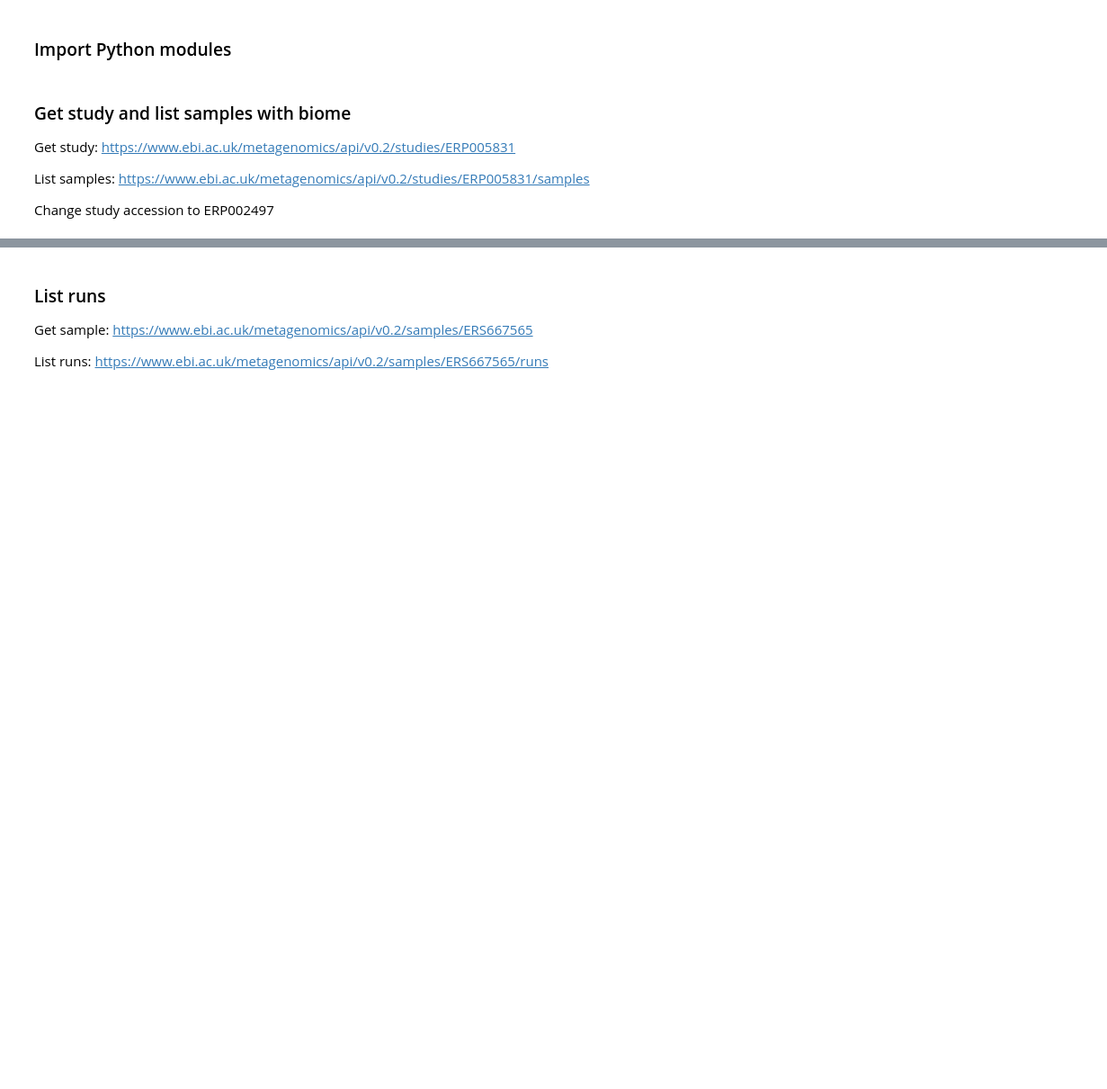
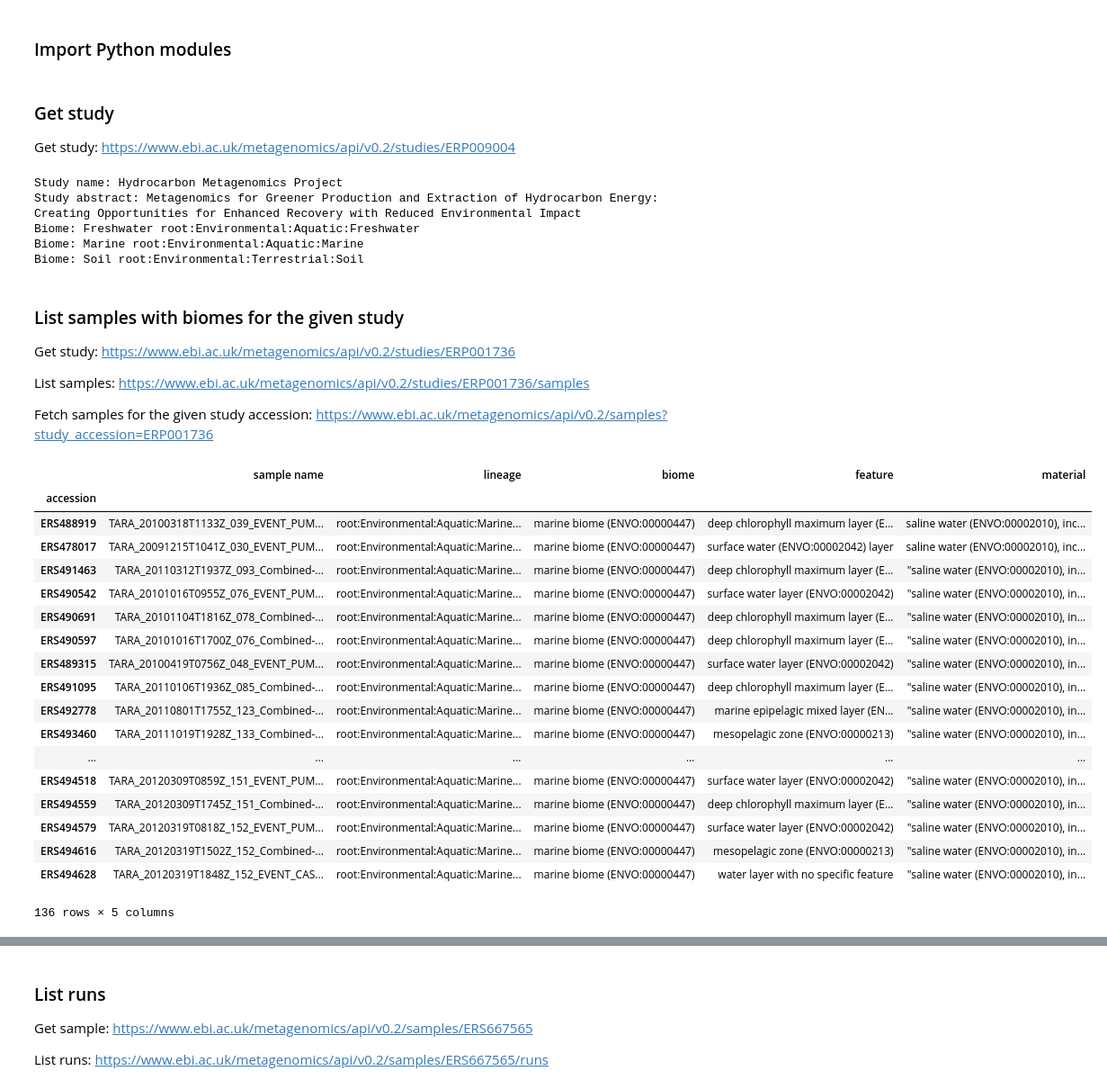
Before and after one commit to EBI-Metagenomics/examples, a Jupyter notebook: emgapi/examples/notebook/examples.ipynb, the cells around one changed output, grey strips where cells are left out. Shown at 90% size. Saved outputs shown, nothing was run; the diff lists cells and outputs as text; code cells hidden in the pictures; blank space fills up the shorter version.

```diff
--- a/emgapi/examples/notebook/examples.ipynb
+++ b/emgapi/examples/notebook/examples.ipynb
@@ -38,22 +38,69 @@ except ImportError:
 from jsonapi_client import Session, Filter
 
 API_BASE = 'https://www.ebi.ac.uk/metagenomics/api/v0.2/'
+# %% [markdown]
+### Get study
+
+Get study: https://www.ebi.ac.uk/metagenomics/api/v0.2/studies/ERP009004
+# %%
+with Session(API_BASE) as s:
+    study = s.get('studies', 'ERP009004').resource
+    print('Study name:', study.study_name)
+    print('Study abstract:', study.study_abstract)
+    for biome in study.biomes:
+        print('Biome:', biome.biome_name, biome.lineage)
+# %% [output]
+Study name: Hydrocarbon Metagenomics Project
+Study abstract: Metagenomics for Greener Production and Extraction of Hydrocarbon Energy:
+Creating Opportunities for Enhanced Recovery with Reduced Environmental Impact
+Biome: Freshwater root:Environmental:Aquatic:Freshwater
+Biome: Marine root:Environmental:Aquatic:Marine
+Biome: Soil root:Environmental:Terrestrial:Soil
 # %% [markdown]
-### Get study and list samples with biome
+### List samples with biomes for the given study
 
-Get study: https://www.ebi.ac.uk/metagenomics/api/v0.2/studies/ERP005831
+Get study: https://www.ebi.ac.uk/metagenomics/api/v0.2/studies/ERP001736
 
-List samples: https://www.ebi.ac.uk/metagenomics/api/v0.2/studies/ERP005831/samples
+List samples: https://www.ebi.ac.uk/metagenomics/api/v0.2/studies/ERP001736/samples
 
-Change study accession to ERP002497
+
+Fetch samples for the given study accession: https://www.ebi.ac.uk/metagenomics/api/v0.2/samples?study_accession=ERP001736
 # %%
-df = DataFrame(columns=('sample name', 'biome', 'lineage'))
+df = DataFrame(columns=('sample name', 'lineage', 'biome', 'feature', 'material'))
 df.index.name = 'accession'
 
 with Session(API_BASE) as s:
-    study = s.get('studies', 'ERP005831').resource
-    for sample in study.samples:
-        biome = sample.biome
-        df.loc[sample.accession] = [sample.sample_name, biome.biome_name, biome.lineage]
-
+    params = {
+        'study_accession': 'ERP001736',
+        'page_size': 100,
+    }
+    f = Filter(urlencode(params))
+    for sample in s.iterate('samples', f):
+        df.loc[sample.accession] = [
+            sample.sample_name,
+            sample.biome.id,
+            sample.environment_biome,
+            sample.environment_feature,
+            sample.environment_material
+        ]
 df
+# %% [output]
+|  | sample name | lineage | biome | feature | material |
+| accession |  |  |  |  |  |
+| ERS488919 | TARA_20100318T1133Z_039_EVENT_PUM... | root:Environmental:Aquatic:Marine... | marine biome (ENVO:00000447) | deep chlorophyll maximum layer (E... | saline water (ENVO:00002010), inc... |
+| ERS478017 | TARA_20091215T1041Z_030_EVENT_PUM... | root:Environmental:Aquatic:Marine... | marine biome (ENVO:00000447) | surface water (ENVO:00002042) layer | saline water (ENVO:00002010), inc... |
+| ERS491463 | TARA_20110312T1937Z_093_Combined-... | root:Environmental:Aquatic:Marine... | marine biome (ENVO:00000447) | deep chlorophyll maximum layer (E... | "saline water (ENVO:00002010), in... |
+| ERS490542 | TARA_20101016T0955Z_076_EVENT_PUM... | root:Environmental:Aquatic:Marine... | marine biome (ENVO:00000447) | surface water layer (ENVO:00002042) | "saline water (ENVO:00002010), in... |
+| ERS490691 | TARA_20101104T1816Z_078_Combined-... | root:Environmental:Aquatic:Marine... | marine biome (ENVO:00000447) | deep chlorophyll maximum layer (E... | "saline water (ENVO:00002010), in... |
+| ERS490597 | TARA_20101016T1700Z_076_Combined-... | root:Environmental:Aquatic:Marine... | marine biome (ENVO:00000447) | deep chlorophyll maximum layer (E... | "saline water (ENVO:00002010), in... |
+| ERS489315 | TARA_20100419T0756Z_048_EVENT_PUM... | root:Environmental:Aquatic:Marine... | marine biome (ENVO:00000447) | surface water layer (ENVO:00002042) | "saline water (ENVO:00002010), in... |
+| ERS491095 | TARA_20110106T1936Z_085_Combined-... | root:Environmental:Aquatic:Marine... | marine biome (ENVO:00000447) | deep chlorophyll maximum layer (E... | "saline water (ENVO:00002010), in... |
+| ERS492778 | TARA_20110801T1755Z_123_Combined-... | root:Environmental:Aquatic:Marine... | marine biome (ENVO:00000447) | marine epipelagic mixed layer (EN... | "saline water (ENVO:00002010), in... |
+| ERS493460 | TARA_20111019T1928Z_133_Combined-... | root:Environmental:Aquatic:Marine... | marine biome (ENVO:00000447) | mesopelagic zone (ENVO:00000213) | "saline water (ENVO:00002010), in... |
+| ... | ... | ... | ... | ... | ... |
+| ERS494518 | TARA_20120309T0859Z_151_EVENT_PUM... | root:Environmental:Aquatic:Marine... | marine biome (ENVO:00000447) | surface water layer (ENVO:00002042) | "saline water (ENVO:00002010), in... |
+| ERS494559 | TARA_20120309T1745Z_151_Combined-... | root:Environmental:Aquatic:Marine... | marine biome (ENVO:00000447) | deep chlorophyll maximum layer (E... | "saline water (ENVO:00002010), in... |
+| ERS494579 | TARA_20120319T0818Z_152_EVENT_PUM... | root:Environmental:Aquatic:Marine... | marine biome (ENVO:00000447) | surface water layer (ENVO:00002042) | "saline water (ENVO:00002010), in... |
+| ERS494616 | TARA_20120319T1502Z_152_Combined-... | root:Environmental:Aquatic:Marine... | marine biome (ENVO:00000447) | mesopelagic zone (ENVO:00000213) | "saline water (ENVO:00002010), in... |
+| ERS494628 | TARA_20120319T1848Z_152_EVENT_CAS... | root:Environmental:Aquatic:Marine... | marine biome (ENVO:00000447) | water layer with no specific feature | "saline water (ENVO:00002010), in... |
+136 rows × 5 columns
```
Also changed, not shown: parts of 8 cells of this notebook.
